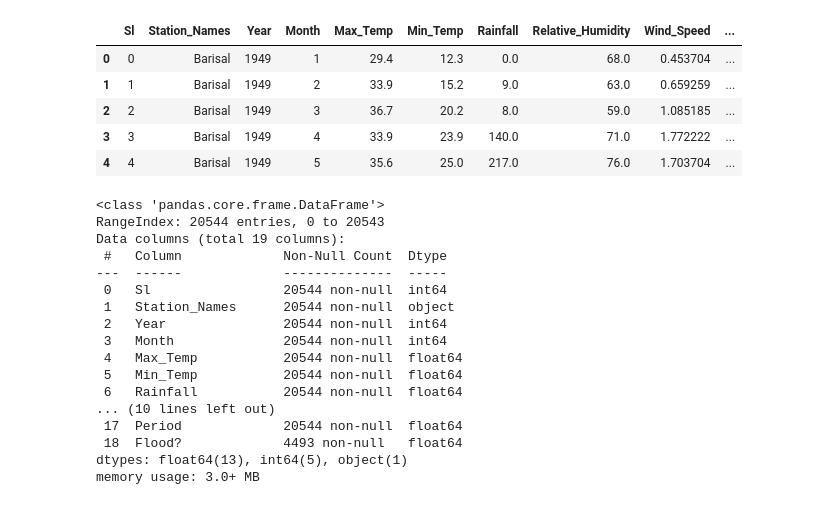
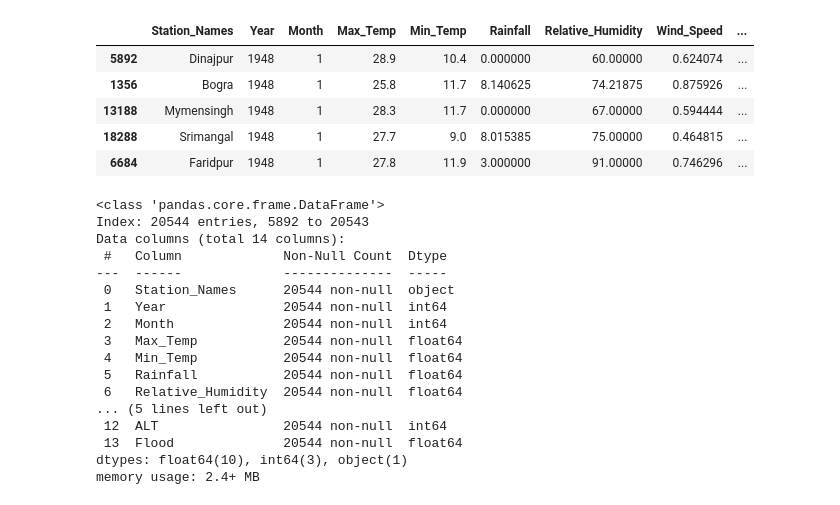
Before and after one commit to IbrahimAllMamun/flood_incidence, a Jupyter notebook: flood_incidence.ipynb, the cells around one changed output. Saved outputs shown, nothing was run; the diff lists cells and outputs as text; code cells hidden in the pictures.

Commit message:
Works on data

```diff
--- a/flood_incidence.ipynb
+++ b/flood_incidence.ipynb
@@ -30,9 +27,0 @@ df = pd.read_csv('flood.csv')
-# %%
-df.head()
-# %% [output]
-|  | Sl | Station_Names | Year | Month | Max_Temp | Min_Temp | Rainfall | Relative_Humidity | Wind_Speed | ... |
-| 0 | 0 | Barisal | 1949 | 1 | 29.4 | 12.3 | 0.0 | 68.0 | 0.453704 | ... |
-| 1 | 1 | Barisal | 1949 | 2 | 33.9 | 15.2 | 9.0 | 63.0 | 0.659259 | ... |
-| 2 | 2 | Barisal | 1949 | 3 | 36.7 | 20.2 | 8.0 | 59.0 | 1.085185 | ... |
-| 3 | 3 | Barisal | 1949 | 4 | 33.9 | 23.9 | 140.0 | 71.0 | 1.772222 | ... |
-| 4 | 4 | Barisal | 1949 | 5 | 35.6 | 25.0 | 217.0 | 76.0 | 1.703704 | ... |
@@ -39,20 +32,34 @@ df.head()
+# %%
+df = pd.read_csv('flood.csv')
+df.rename(columns={'Flood?':'Flood'}, inplace=True)
+df = df.sort_values(["Year", "Month", "Station_Number"])
+df.drop(columns=['Sl', 'LATITUDE', 'LONGITUDE', 'Period'], inplace=True)
+df.fillna({'Flood':0}, inplace=True)
+display(df.head())
+# %% [output]
+|  | Station_Names | Year | Month | Max_Temp | Min_Temp | Rainfall | Relative_Humidity | Wind_Speed | ... |
+| 5892 | Dinajpur | 1948 | 1 | 28.9 | 10.4 | 0.000000 | 60.00000 | 0.624074 | ... |
+| 1356 | Bogra | 1948 | 1 | 25.8 | 11.7 | 8.140625 | 74.21875 | 0.875926 | ... |
+| 13188 | Mymensingh | 1948 | 1 | 28.3 | 11.7 | 0.000000 | 67.00000 | 0.594444 | ... |
+| 18288 | Srimangal | 1948 | 1 | 27.7 | 9.0 | 8.015385 | 75.00000 | 0.464815 | ... |
+| 6684 | Faridpur | 1948 | 1 | 27.8 | 11.9 | 3.000000 | 91.00000 | 0.746296 | ... |
 # %%
 df.info()
 # %% [output]
 <class 'pandas.core.frame.DataFrame'>
-RangeIndex: 20544 entries, 0 to 20543
-Data columns (total 19 columns):
+Index: 20544 entries, 5892 to 20543
+Data columns (total 14 columns):
  #   Column             Non-Null Count  Dtype
 ---  ------             --------------  -----
- 0   Sl                 20544 non-null  int64
- 1   Station_Names      20544 non-null  object
- 2   Year               20544 non-null  int64
- 3   Month              20544 non-null  int64
- 4   Max_Temp           20544 non-null  float64
- 5   Min_Temp           20544 non-null  float64
- 6   Rainfall           20544 non-null  float64
-... (10 lines left out)
- 17  Period             20544 non-null  float64
- 18  Flood?             4493 non-null   float64
-dtypes: float64(13), int64(5), object(1)
-memory usage: 3.0+ MB
+ 0   Station_Names      20544 non-null  object
+ 1   Year               20544 non-null  int64
+ 2   Month              20544 non-null  int64
+ 3   Max_Temp           20544 non-null  float64
+ 4   Min_Temp           20544 non-null  float64
+ 5   Rainfall           20544 non-null  float64
+ 6   Relative_Humidity  20544 non-null  float64
+... (5 lines left out)
+ 12  ALT                20544 non-null  int64
+ 13  Flood              20544 non-null  float64
+dtypes: float64(10), int64(3), object(1)
+memory usage: 2.4+ MB
```
Also changed, not shown: parts of 7 cells of this notebook.
